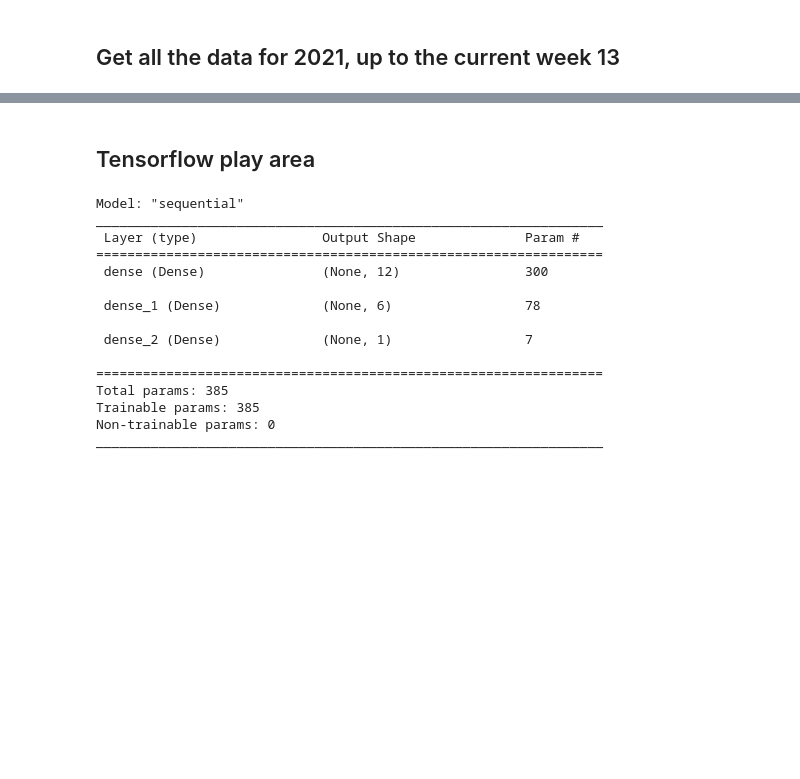
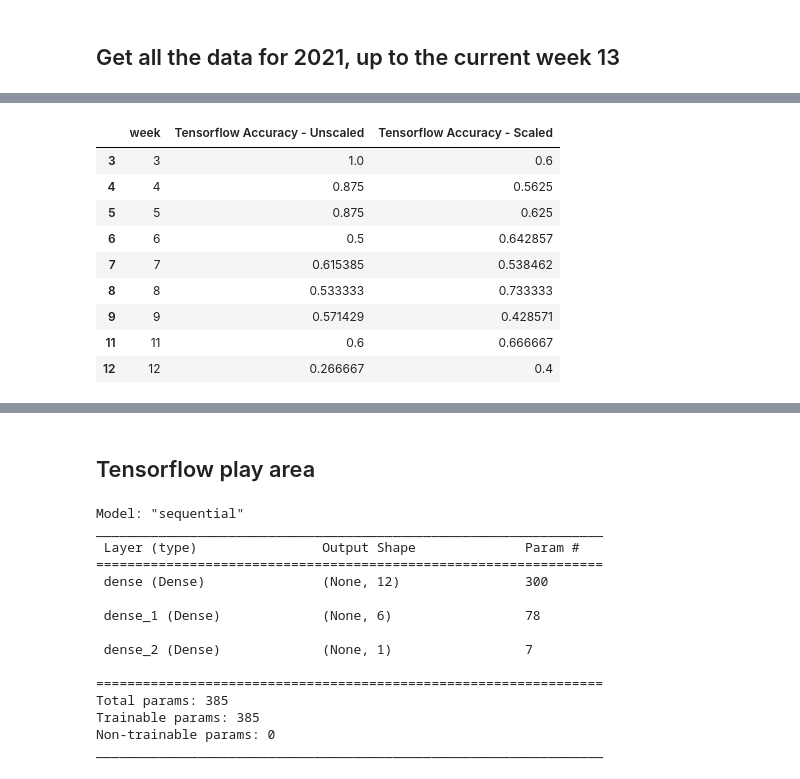
Before and after one commit to jake-viss/NFL_Prediction_Model_Project, a Jupyter notebook: NFL_get_accuracy.ipynb, the cells around one changed output, grey strips where cells are left out. Saved outputs shown, nothing was run; the diff lists cells and outputs as text; code cells hidden in the pictures; blank space fills up the shorter version.

```diff
--- a/NFL_get_accuracy.ipynb
+++ b/NFL_get_accuracy.ipynb
@@ -296,0 +469,15 @@ Might remove this as this is just to play
+# %%
+# Run the accuracy_score_Tensorflow function to get an array of accuracies
+tensorflow_accuracy = accuracy_score_tensorflow_scaled(df)
+tensorflow_accuracy
+# %% [output]
+|  | week | Tensorflow Accuracy - Unscaled | Tensorflow Accuracy - Scaled |
+| 3 | 3 | 1.0 | 0.6 |
+| 4 | 4 | 0.875 | 0.5625 |
+| 5 | 5 | 0.875 | 0.625 |
+| 6 | 6 | 0.5 | 0.642857 |
+| 7 | 7 | 0.615385 | 0.538462 |
+| 8 | 8 | 0.533333 | 0.733333 |
+| 9 | 9 | 0.571429 | 0.428571 |
+| 11 | 11 | 0.6 | 0.666667 |
+| 12 | 12 | 0.266667 | 0.4 |
```
Also changed, not shown: parts of 35 cells of this notebook.
